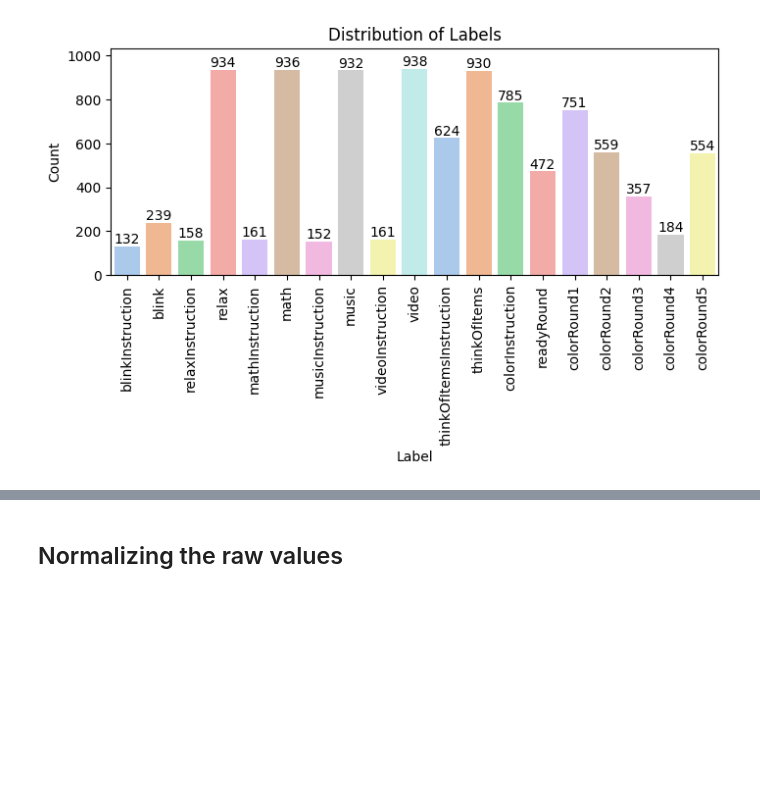
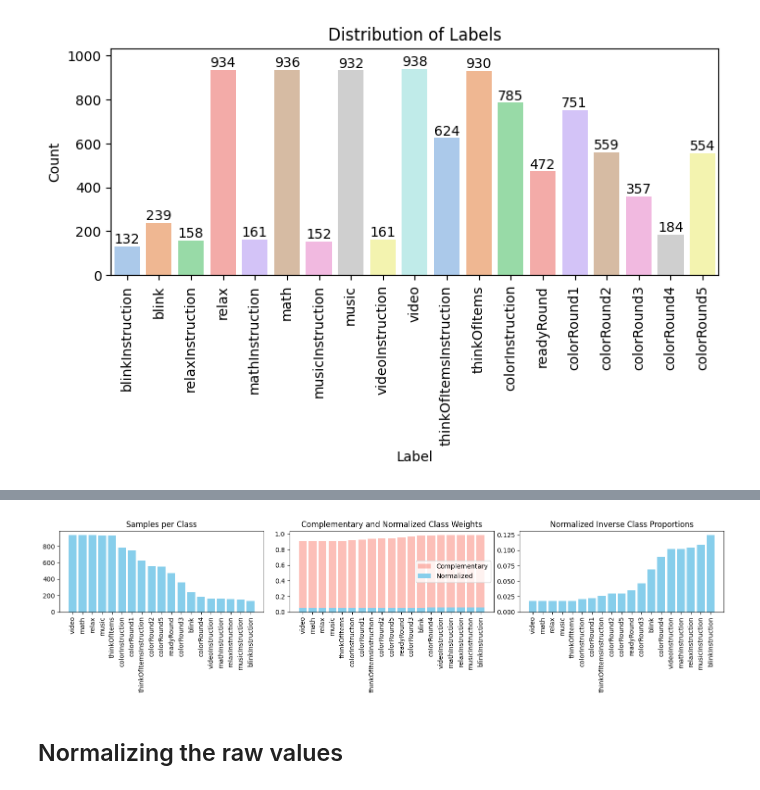
Before and after one commit to parhamkebria/EEG, a Jupyter notebook: training_monitor.ipynb, the cells around one changed output, grey strips where cells are left out. Saved outputs shown, nothing was run; the diff lists cells and outputs as text; code cells hidden in the pictures; blank space fills up the shorter version.

Commit message:
three class weighting methods

```diff
--- a/training_monitor.ipynb
+++ b/training_monitor.ipynb
@@ -216,3 +224,45 @@ plt.show()
+# %%
+num_classes = len(eeg_data['label'].unique())
+# print(f"Number of unique classes: {num_classes}")
+sample_per_class = eeg_data['label'].value_counts()
+class_proportions = eeg_data['label'].value_counts(normalize=True)
+
+# Method 1: class weight = 1 - class proportion
+complementary_class_weights = (1.0 - class_proportions)
+
+# Method 2: class weight = (1 - class proportion) / (num_classes - 1)
+normalized_class_weights = (1.0 - class_proportions) / (num_classes - 1)
+
+# Method 3: class weight = 1 / class proportion
+normalized_inverse_proportions = 1.0 / (class_proportions + 1e-8)
+normalized_inverse_proportions = normalized_inverse_proportions / normalized_inverse_proportions.sum() # * len(class_proportions)
+
+# print("Class proportions:\n", class_proportions)
+# print("Class weights:\n", normalized_class_weights)
+
+fig, axs = plt.subplots(1, 3, figsize=(15, 4))
+
+axs[0].bar(sample_per_class.index, sample_per_class.values, color='skyblue')
+axs[0].set_title('Samples per Class')
+axs[0].set_xticks(ticks=range(len(sample_per_class.index)))
+axs[0].set_xticklabels(labels=sample_per_class.index, rotation=90)
+
+axs[1].bar(complementary_class_weights.index, complementary_class_weights.values, color='salmon', alpha=0.5, label='Complementary')
+axs[1].bar(normalized_class_weights.index, normalized_class_weights.values, color='skyblue', label='Normalized')
+axs[1].set_title('Complementary and Normalized Class Weights')
+axs[1].set_xticks(ticks=range(len(normalized_class_weights.index)))
+axs[1].set_xticklabels(labels=normalized_class_weights.index, rotation=90)
+axs[1].legend(loc='right')
+
+axs[2].bar(normalized_inverse_proportions.index, normalized_inverse_proportions.values, color='skyblue')
+axs[2].set_title('Normalized Inverse Class Proportions')
+axs[2].set_xticks(ticks=range(len(normalized_inverse_proportions.index)))
+axs[2].set_xticklabels(labels=normalized_inverse_proportions.index, rotation=90)
+
+plt.tight_layout()
+plt.show()
+# %% [output]
+[figure, added]
 # %% [markdown]
 ## Normalizing the raw values
 # %%
```
Also changed, not shown: parts of 2 cells of this notebook.
